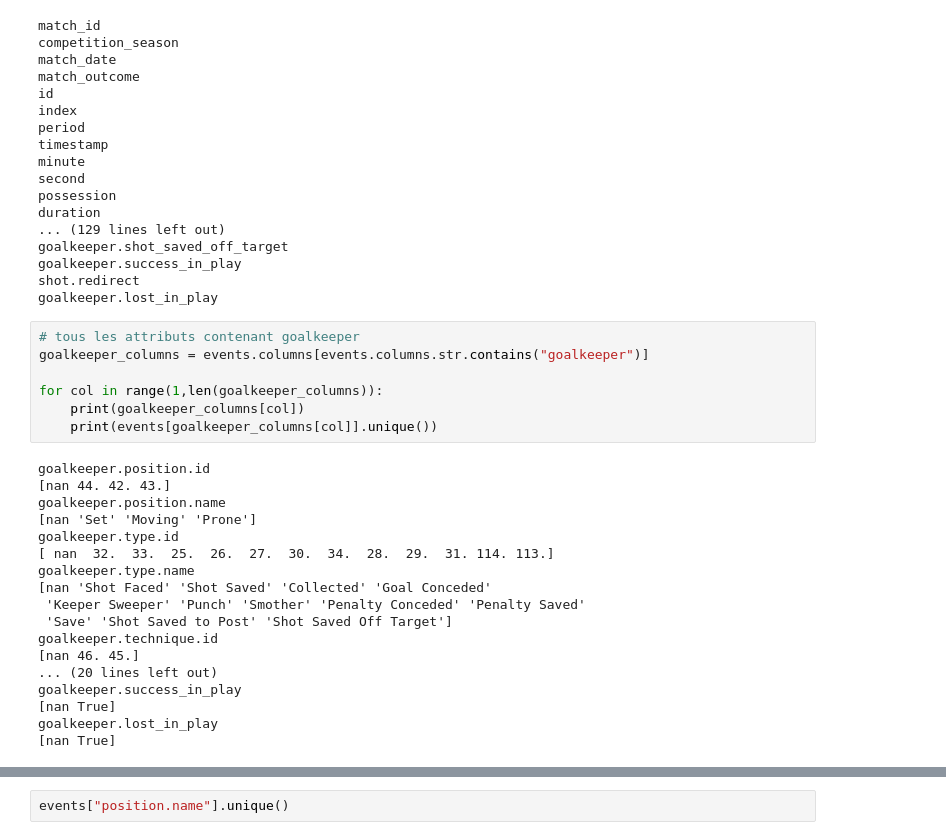
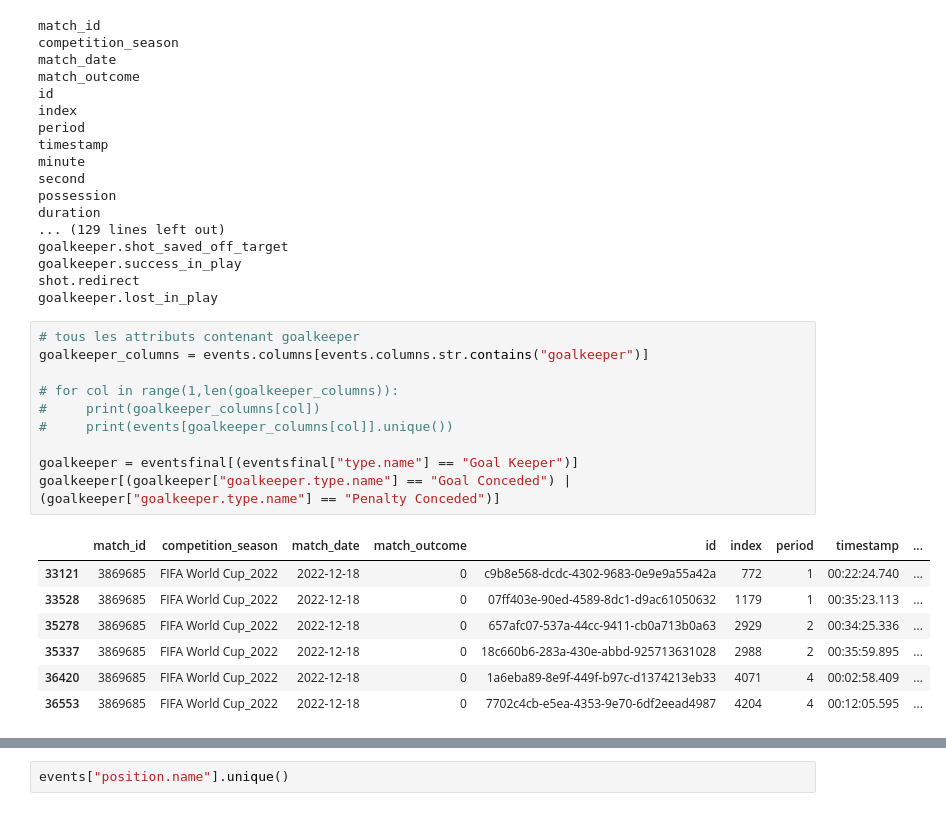
Before and after one commit to tomasnp/Datacamp, a Jupyter notebook: fetch.ipynb, the cells around one changed output, grey strips where cells are left out. Cells and saved outputs as stored; diff of their text form.

```diff
--- a/fetch.ipynb
+++ b/fetch.ipynb
@@ -253,25 +247,18 @@ goalkeeper.lost_in_play
 # %%
 # tous les attributs contenant goalkeeper
 goalkeeper_columns = events.columns[events.columns.str.contains("goalkeeper")]
 
-for col in range(1,len(goalkeeper_columns)):
-    print(goalkeeper_columns[col])
-    print(events[goalkeeper_columns[col]].unique())
+# for col in range(1,len(goalkeeper_columns)):
+#     print(goalkeeper_columns[col])
+#     print(events[goalkeeper_columns[col]].unique())
+
+goalkeeper = eventsfinal[(eventsfinal["type.name"] == "Goal Keeper")]
+goalkeeper[(goalkeeper["goalkeeper.type.name"] == "Goal Conceded") | (goalkeeper["goalkeeper.type.name"] == "Penalty Conceded")]
 # %% [output]
-goalkeeper.position.id
-[nan 44. 42. 43.]
-goalkeeper.position.name
-[nan 'Set' 'Moving' 'Prone']
-goalkeeper.type.id
-[ nan  32.  33.  25.  26.  27.  30.  34.  28.  29.  31. 114. 113.]
-goalkeeper.type.name
-[nan 'Shot Faced' 'Shot Saved' 'Collected' 'Goal Conceded'
- 'Keeper Sweeper' 'Punch' 'Smother' 'Penalty Conceded' 'Penalty Saved'
- 'Save' 'Shot Saved to Post' 'Shot Saved Off Target']
-goalkeeper.technique.id
-[nan 46. 45.]
-... (20 lines left out)
-goalkeeper.success_in_play
-[nan True]
-goalkeeper.lost_in_play
-[nan True]
+|  | match_id | competition_season | match_date | match_outcome | id | index | period | timestamp | ... |
+| 33121 | 3869685 | FIFA World Cup_2022 | 2022-12-18 | 0 | c9b8e568-dcdc-4302-9683-0e9e9a55a42a | 772 | 1 | 00:22:24.740 | ... |
+| 33528 | 3869685 | FIFA World Cup_2022 | 2022-12-18 | 0 | 07ff403e-90ed-4589-8dc1-d9ac61050632 | 1179 | 1 | 00:35:23.113 | ... |
+| 35278 | 3869685 | FIFA World Cup_2022 | 2022-12-18 | 0 | 657afc07-537a-44cc-9411-cb0a713b0a63 | 2929 | 2 | 00:34:25.336 | ... |
+| 35337 | 3869685 | FIFA World Cup_2022 | 2022-12-18 | 0 | 18c660b6-283a-430e-abbd-925713631028 | 2988 | 2 | 00:35:59.895 | ... |
+| 36420 | 3869685 | FIFA World Cup_2022 | 2022-12-18 | 0 | 1a6eba89-8e9f-449f-b97c-d1374213eb33 | 4071 | 4 | 00:02:58.409 | ... |
+| 36553 | 3869685 | FIFA World Cup_2022 | 2022-12-18 | 0 | 7702c4cb-e5ea-4353-9e70-6df2eead4987 | 4204 | 4 | 00:12:05.595 | ... |
```
Also changed, not shown: parts of 19 cells of this notebook.
